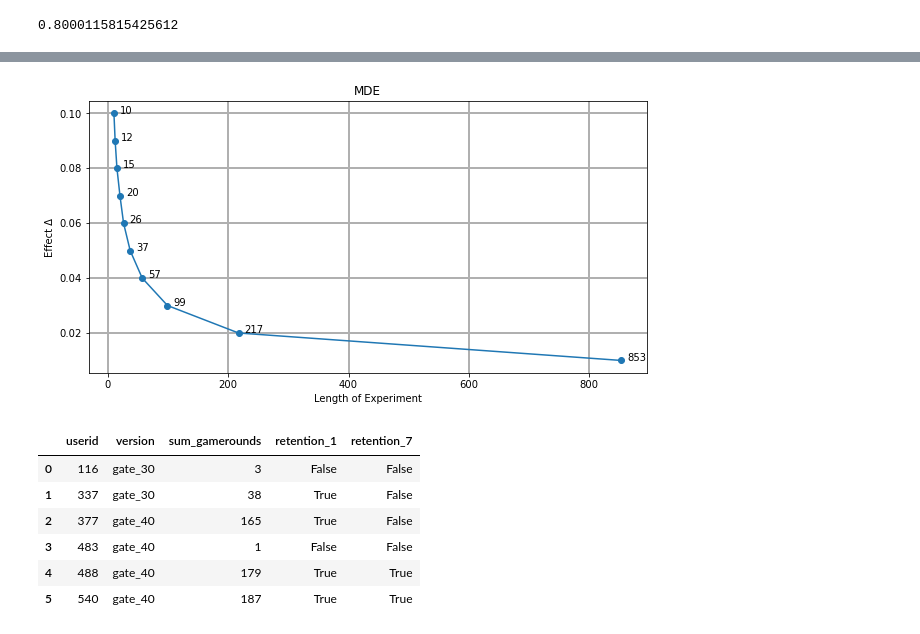
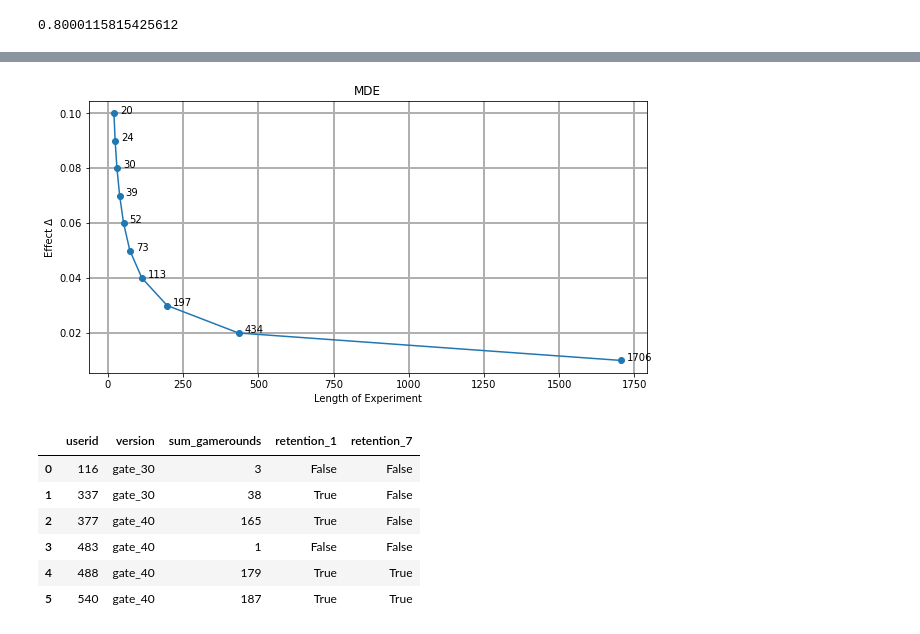
Before and after one commit to galshochat/A-B-Testing-Package, a Jupyter notebook: TFM.ipynb, the cells around one changed output, grey strips where cells are left out. Drawn from its saved outputs; the diff is of its cells as text; code cells hidden in the pictures.

```diff
--- a/TFM.ipynb
+++ b/TFM.ipynb
@@ -147,7 +147,7 @@ class Binomial():
 
     def Alpha(self)-> float:
         # method that returns the probability of type 1 error (p_value) of the test given other arguments
-        self.z_score_a=(np.sqrt(self.n * self.delta**2)-self.z_score_b*np.sqrt((self.p1*(1-self.p1)) + (self.p2 * (1-self.self.p2))))/np.sqrt((self.p1+self.p2)*(1-self.p1 + 1-self.p2)/2)
+        self.z_score_a=(np.sqrt(self.n * self.delta**2)-self.z_score_b*np.sqrt((self.p1*(1-self.p1)) + (self.p2 * (1-self.p2))))/np.sqrt((self.p1+self.p2)*(1-self.p1 + 1-self.p2)/2)
         alpha=self.alpha=(1-norm.cdf(self.z_score_a)) * (1 if self.two_sided==False else 2)
         return alpha
 
@@ -163,13 +163,20 @@ class Binomial():
 
 class ab_testing(Binomial,Gaussian):
 
-    def __init__(self, data=None, metric=None, distribution=None ,date_column=None, experiment_unit_column=None, n=None, p1=None, delta=None, alpha=None, power=None, sd=None ,two_sided=True):
+    def __init__(self, data=None, metric=None, distribution=None ,date_column=None, experiment_unit_column=None, n=None, p1=None, delta=None, alpha=None, power=None, sd=None ,two_sided=True, num_variants=2):
+
         self.data=data
+        self.num_variants=num_variants
+        if num_variants>2:
+            self.number_comparisons=np.prod([i for i in np.arange(num_variants+1)[2:]])/(2*np.prod([i for i in np.arange(num_variants+1-2)[1:]]))
+            alpha=alpha/self.number_comparisons if alpha is not None else None
+
         if distribution in ["Binomial", "Gaussian", "Normal"]:
             self.distribution=distribution
         else:
             raise ValueError('Distribution must be "Binomial" , "Gaussian" or "Normal"')
         if data is not None:
+
             self.metric=metric
             self.date_column=date_column
             self.experiment_unit_column=experiment_unit_column
@@ -192,7 +199,11 @@ class ab_testing(Binomial,Gaussian):
         # method which returns the parameters and arguments of the ab-testing instance
          if self.data is None:
             self.params['distribution']=self.distribution
-            return pprint.pformat(width=20, object=self.params, sort_dicts=False)
+            if self.num_variants>2:
+                self.params['number of variants']=self.num_variants
+                self.params['alpha']=self.alpha #* self.number_comparisons
+                self.params['correction']='Bonferroni correction to family wise alpha was applied for every pairwise comparison'
+            return pprint.pformat(width=100, object=self.params, sort_dicts=False)
          else:
             self.params={}
 
@@ -219,7 +230,7 @@ class ab_testing(Binomial,Gaussian):
             #calculates number of time units present in the dataset
             self.length_input_data = self.data[self.date_column].nunique()
             #calculates the floor of events per time unit
-            self.events_per_time_unit_and_variant=np.floor(len(self.data[(self.data)[self.metric].notnull()])/self.length_input_data/2)
+            self.events_per_time_unit_and_variant=np.floor(len(self.data[(self.data)[self.metric].notnull()])/self.length_input_data/self.num_variants)
             #the metric of interest base value
             pre_experiment_value=self.data[self.metric].mean()
 
@@ -336,7 +360,7 @@ a.power
 # %%
-ab_testing(n=25583, p1=0.2, delta=0.01, alpha=0.05, two_sided=True, distribution='Binomial').MDE(minimal_effect=0.01, maximal_effect=0.1, effect_step=0.01, events_per_time_unit_and_variant=30, plot=True)
+ab_testing(n=25583, p1=0.2, alpha=0.05, power=0.8, two_sided=True, distribution='Binomial',num_variants=2 ).MDE(minimal_effect=0.01, maximal_effect=0.1, effect_step=0.01, events_per_time_unit_and_variant=15, plot=True)
 # %% [output]
-[figure, old version]
+[figure, new version]
 # %%
 cats=pd.read_csv('C:/Users/gshoc/OneDrive/Documentos/MASTER/TFM/Cookie Cats/cookie_cats.csv')
 # %%
```
Also changed, not shown: parts of 5 cells of this notebook.
